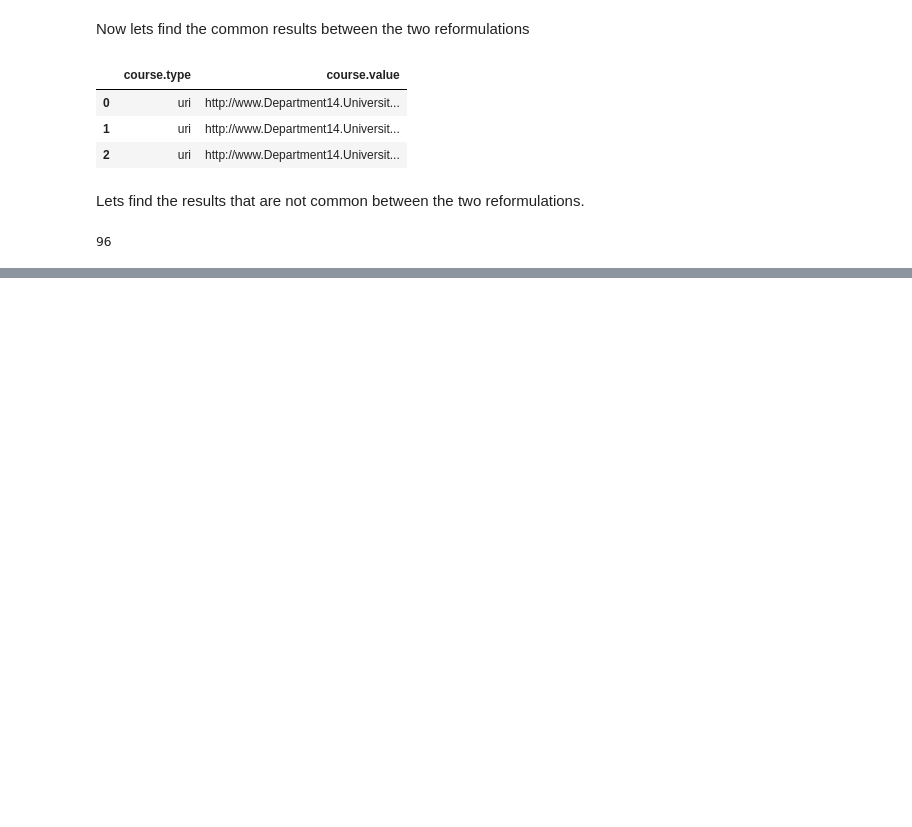
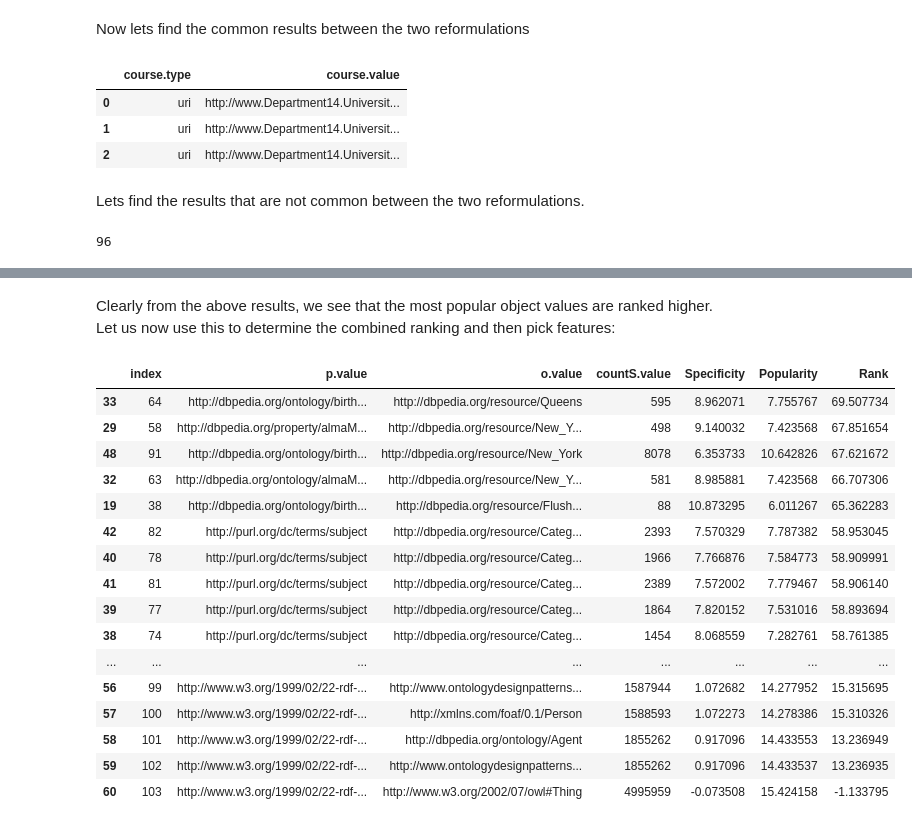
Before and after one commit to N00bsie/QueryReformulation, a Jupyter notebook: Workflow.ipynb, the cells around one changed output, grey strips where cells are left out. Drawn from its saved outputs; the diff is of its cells as text; code cells hidden in the pictures; blank space fills up the shorter version.

```diff
--- a/Workflow.ipynb
+++ b/Workflow.ipynb
@@ -46,8 +52,8 @@ pd.options.display.max_colwidth = 100
 pd.options.display.max_rows = 999
 
 #Procedure to execute a SPARQL Query and get a pandas object out of it
-def execute_query(sparqlQuery):
-    sparql = SPARQLWrapper("https://dydra.com/amarviswanathan/lubm/sparql")
+def execute_query(sparqlQuery,endpoint):
+    sparql = SPARQLWrapper(endpoint)
     sparql.setQuery(sparqlQuery)
     sparql.setReturnFormat(JSON)
     results = sparql.query().convert()
@@ -63,7 +69,8 @@ Select ?teacher where {
 }
 
 """
-results_df = execute_query(query)
+endpoint  = "https://dydra.com/amarviswanathan/lubm/sparql"
+results_df = execute_query(query,endpoint)
 
 #Show the top-5 results
 results_df.head()
@@ -180,7 +187,7 @@ Select ?p ?o where {
 }
 """
 
-results_df = execute_query(entity_statement_query)
+results_df = execute_query(entity_statement_query,endpoint)
 
 # Show all the results
 results_df
@@ -361,0 +751,23 @@ This can be visualized as
+# %%
+import math
+def nbycount(column):
+    return 4641890/(1+float(column))
+
+def execute_count_query(obj):
+    if(obj.startswith('http')):
+        sparqlQuery = "Select (count(*) as ?countRow)  WHERE { ?s " + "?p  <" + obj + "> }"
+    else:
+        sparqlQuery = 'Select (count(*) as ?countRow)  WHERE { ?s ' + '?p "' + obj + '"}'
+
+    sparql = SPARQLWrapper("http://zen.cs.rpi.edu:8890/sparql")
+    sparql.setQuery(sparqlQuery)
+    sparql.setReturnFormat(JSON)
+    results = sparql.query().convert()
+    results_df = json_normalize(results["results"]["bindings"])
+    val = float(results_df['countRow.value'])
+    return val
+results_df = results_df[results_df['countS.value'] > 1]
+results_df['Popularity'] = results_df['o.value'].apply(execute_count_query)
+results_df['Popularity'] = results_df['Popularity'].apply(math.log)
+results_df.sort_values(by=['Popularity'],ascending=True,inplace=True)
+display(results_df)
@@ -361,0 +792,24 @@ This can be visualized as
+# %% [markdown]
+Clearly from the above results, we see that the most popular object values are ranked higher. Let us now use this to determine the combined ranking and then pick features:
+# %%
+results_df['Rank'] = results_df['Specificity'] * results_df['Popularity']
+results_df.sort_values(by=['Rank'],ascending=False,inplace=True)
+display(results_df)
+# %% [output]
+|  | index | p.value | o.value | countS.value | Specificity | Popularity | Rank |
+| 33 | 64 | http://dbpedia.org/ontology/birth... | http://dbpedia.org/resource/Queens | 595 | 8.962071 | 7.755767 | 69.507734 |
+| 29 | 58 | http://dbpedia.org/property/almaM... | http://dbpedia.org/resource/New_Y... | 498 | 9.140032 | 7.423568 | 67.851654 |
+| 48 | 91 | http://dbpedia.org/ontology/birth... | http://dbpedia.org/resource/New_York | 8078 | 6.353733 | 10.642826 | 67.621672 |
+| 32 | 63 | http://dbpedia.org/ontology/almaM... | http://dbpedia.org/resource/New_Y... | 581 | 8.985881 | 7.423568 | 66.707306 |
+| 19 | 38 | http://dbpedia.org/ontology/birth... | http://dbpedia.org/resource/Flush... | 88 | 10.873295 | 6.011267 | 65.362283 |
+| 42 | 82 | http://purl.org/dc/terms/subject | http://dbpedia.org/resource/Categ... | 2393 | 7.570329 | 7.787382 | 58.953045 |
+| 40 | 78 | http://purl.org/dc/terms/subject | http://dbpedia.org/resource/Categ... | 1966 | 7.766876 | 7.584773 | 58.909991 |
+| 41 | 81 | http://purl.org/dc/terms/subject | http://dbpedia.org/resource/Categ... | 2389 | 7.572002 | 7.779467 | 58.906140 |
+| 39 | 77 | http://purl.org/dc/terms/subject | http://dbpedia.org/resource/Categ... | 1864 | 7.820152 | 7.531016 | 58.893694 |
+| 38 | 74 | http://purl.org/dc/terms/subject | http://dbpedia.org/resource/Categ... | 1454 | 8.068559 | 7.282761 | 58.761385 |
+| ... | ... | ... | ... | ... | ... | ... | ... |
+| 56 | 99 | http://www.w3.org/1999/02/22-rdf-... | http://www.ontologydesignpatterns... | 1587944 | 1.072682 | 14.277952 | 15.315695 |
+| 57 | 100 | http://www.w3.org/1999/02/22-rdf-... | http://xmlns.com/foaf/0.1/Person | 1588593 | 1.072273 | 14.278386 | 15.310326 |
+| 58 | 101 | http://www.w3.org/1999/02/22-rdf-... | http://dbpedia.org/ontology/Agent | 1855262 | 0.917096 | 14.433553 | 13.236949 |
+| 59 | 102 | http://www.w3.org/1999/02/22-rdf-... | http://www.ontologydesignpatterns... | 1855262 | 0.917096 | 14.433537 | 13.236935 |
+| 60 | 103 | http://www.w3.org/1999/02/22-rdf-... | http://www.w3.org/2002/07/owl#Thing | 4995959 | -0.073508 | 15.424158 | -1.133795 |
```
Also changed, not shown: parts of 32 cells of this notebook, 2 other files.
